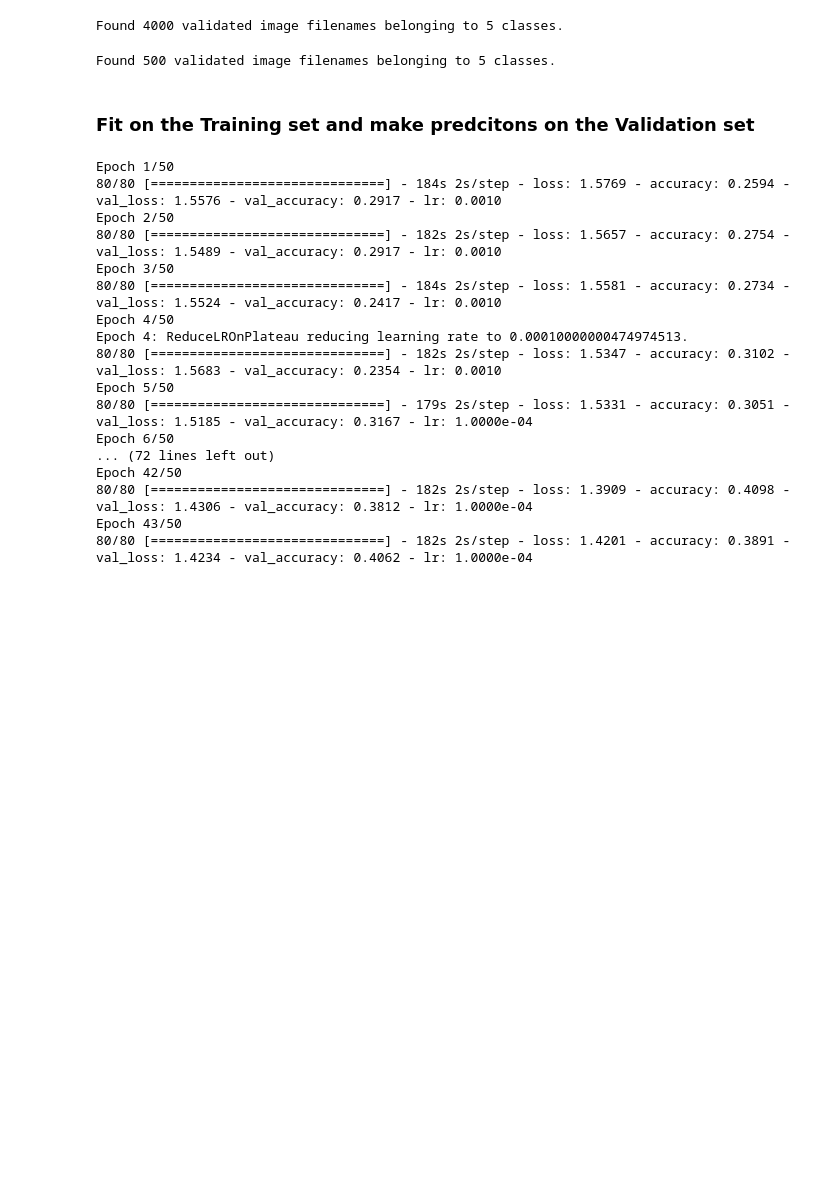
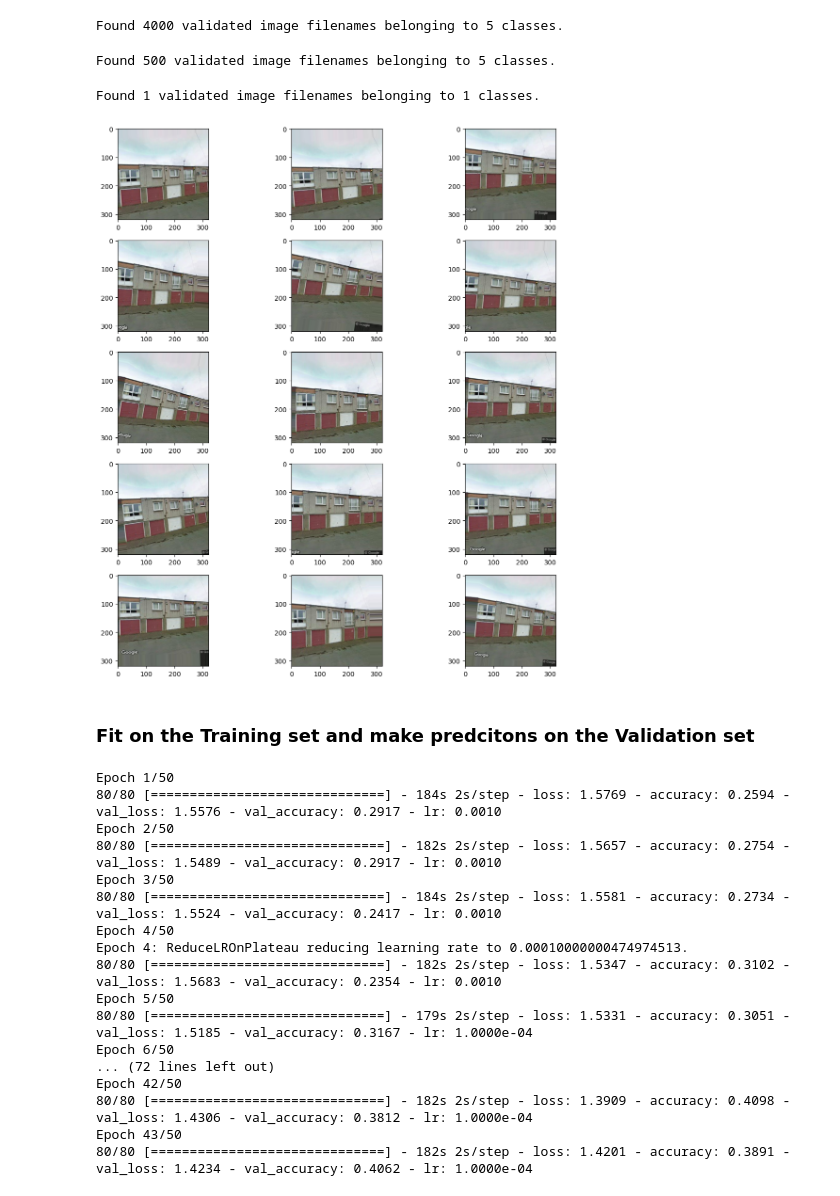
Before and after one commit to StaceyTf1999/graduateproject1_housetype.predicting, a Jupyter notebook: housing_predicting.ipynb, the cells around one changed output. Drawn from its saved outputs; the diff is of its cells as text; code cells hidden in the pictures; blank space fills up the shorter version.

```diff
--- a/housing_predicting.ipynb
+++ b/housing_predicting.ipynb
@@ -314,22 +314,26 @@ Found 500 validated image filenames belonging to 5 classes.
 example_df = train.sample(n=1).reset_index(drop=True)
 example_generator = train_idg.flow_from_dataframe(
     example_df,
-    "D:/1999Faye/Postgraduate/Dissertation/p1_SB/street_view/street_view/",
+    "../uni_project_data/uni_project_data/sample5000/",
     x_col='property_id',
     y_col='propertyType',
     target_size=IMAGE_SIZE,
     class_mode='categorical'
 )
+# %% [output]
+Found 1 validated image filenames belonging to 1 classes.
 # %%
-# plt.figure(figsize=(12, 12))
-# for i in range(0, 15):
-#     plt.subplot(5, 3, i+1)
-#     for X_batch, Y_batch in example_generator:
-#         image = X_batch[0]
-#         plt.imshow(image)
-#         break
-# plt.tight_layout()
-# plt.show()
+plt.figure(figsize=(12, 12))
+for i in range(0, 15):
+    plt.subplot(5, 3, i+1)
+    for X_batch, Y_batch in example_generator:
+        image = X_batch[0]
+        plt.imshow(image)
+        break
+plt.tight_layout()
+plt.show()
+# %% [output]
+[figure, added]
 # %% [markdown]
 ### Fit on the Training set and make predcitons on the Validation set
 # %%
```
Also changed, not shown: parts of 6 cells of this notebook.
